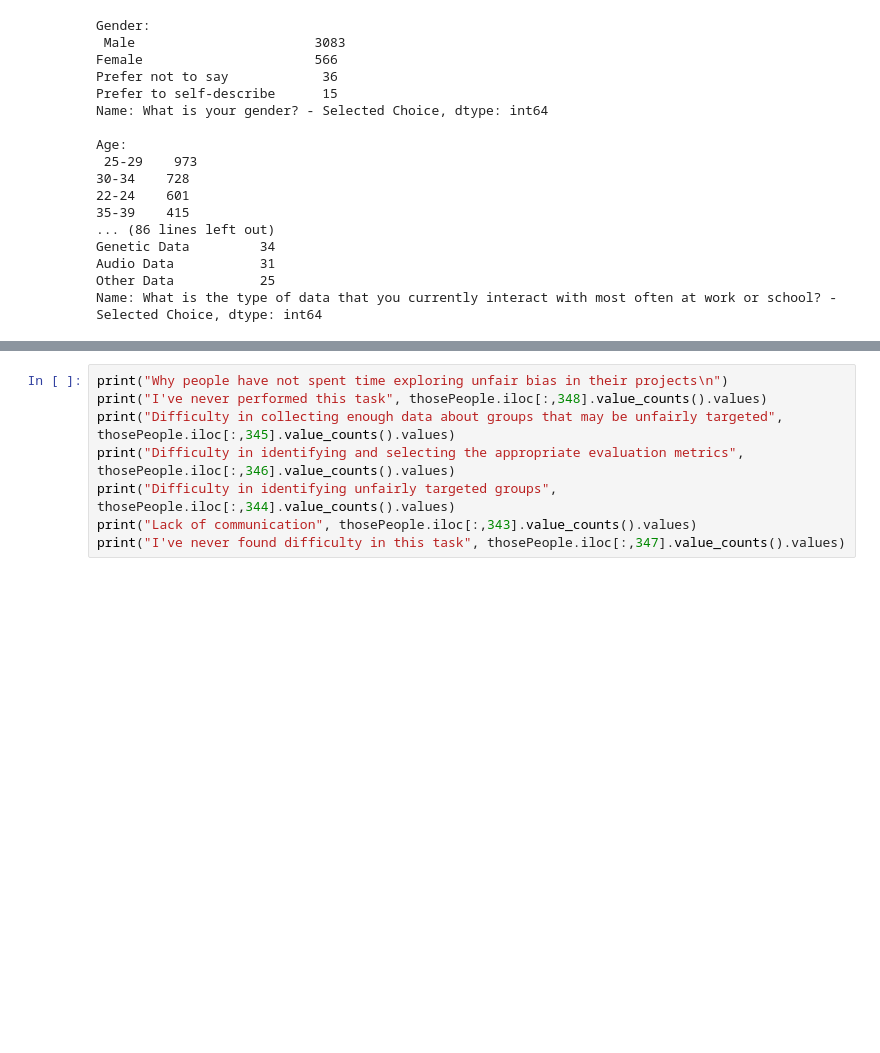
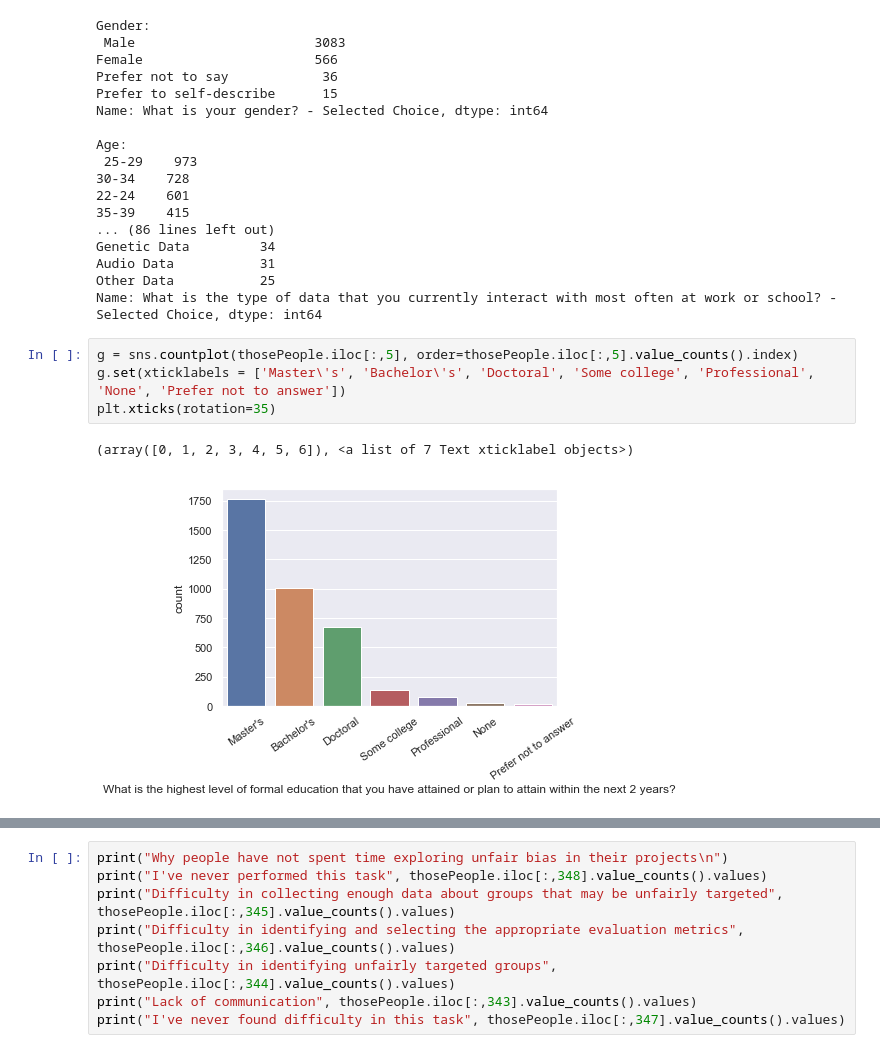
Before and after one commit to joechudzik/cosc4931-socialethicalimp-finalproj, a Jupyter notebook: DS Final.ipynb, the cells around one changed output, grey strips where cells are left out. Saved outputs shown, nothing was run; the diff lists cells and outputs as text; blank space fills up the shorter version.

Commit message:
More changes/added countplots dec 5

```diff
--- a/DS Final.ipynb
+++ b/DS Final.ipynb
@@ -150,3 +150,10 @@ Genetic Data         34
 Audio Data           31
 Other Data           25
 Name: What is the type of data that you currently interact with most often at work or school? - Selected Choice, dtype: int64
+# %%
+g = sns.countplot(thosePeople.iloc[:,5], order=thosePeople.iloc[:,5].value_counts().index)
+g.set(xticklabels = ['Master\'s', 'Bachelor\'s', 'Doctoral', 'Some college', 'Professional', 'None', 'Prefer not to answer'])
+plt.xticks(rotation=35)
+# %% [output]
+(array([0, 1, 2, 3, 4, 5, 6]), <a list of 7 Text xticklabel objects>)
+[figure, added]
```
Also changed, not shown: parts of 1 cell of this notebook.
